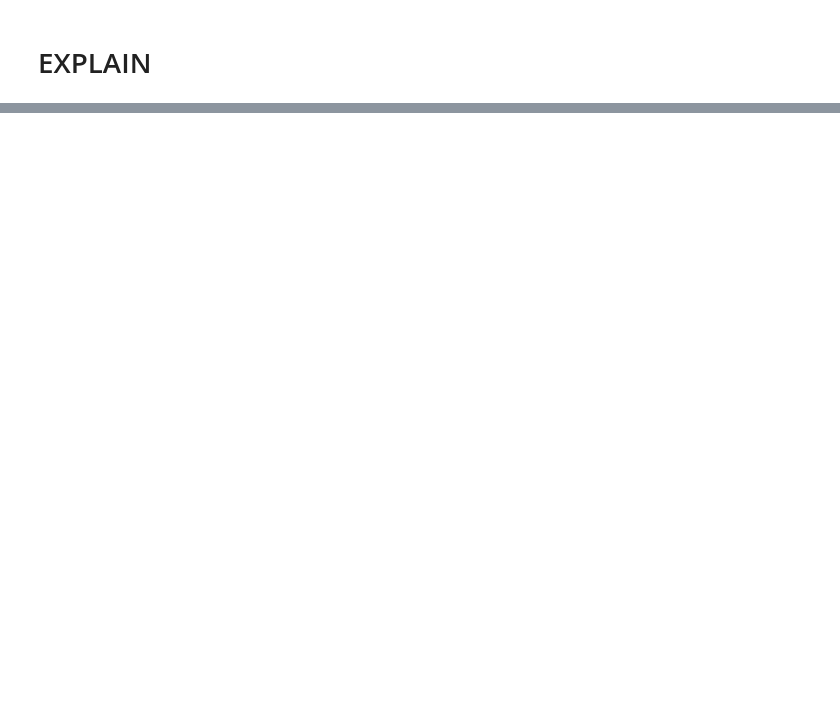
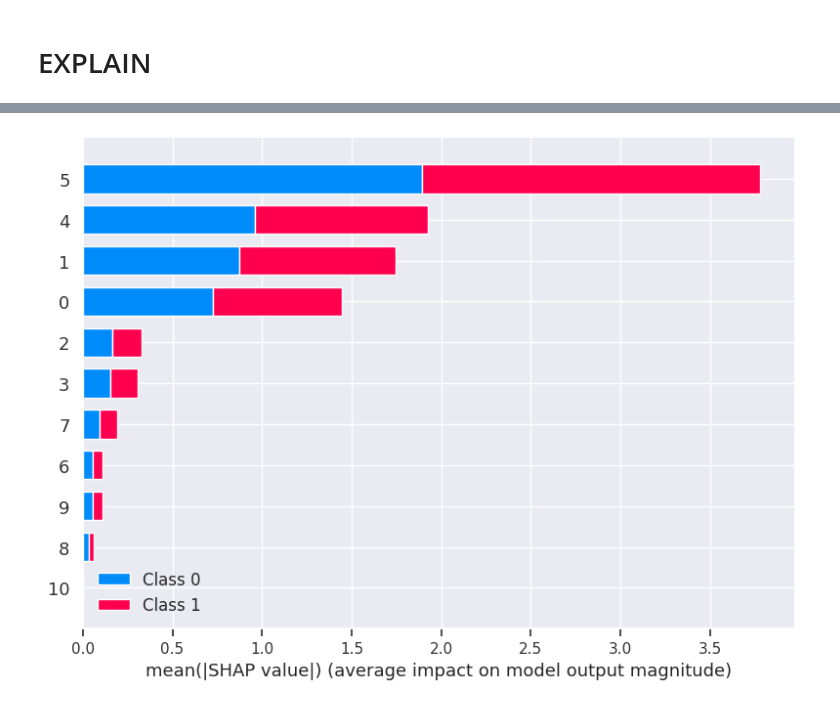
Before and after one commit to AlexandreGazagnes/for-nora, a Jupyter notebook: notebooks/03_explanation.ipynb, the cells around one changed output, grey strips where cells are left out. Cells and saved outputs as stored; diff of their text form; code cells hidden in the pictures; blank space fills up the shorter version.

```diff
--- a/notebooks/03_explanation.ipynb
+++ b/notebooks/03_explanation.ipynb
@@ -106,5 +204,7 @@ shap.summary_plot(shap_values, X_train, plot_type="bar",show=True)
 # %%
-fig = shap.summary_plot(shap_values, X_train, show=False)
+fig = shap.summary_plot(shap_values, X, show=False)
 plt.savefig('./assets/shap.png')
+# %% [output]
+[figure, added]
 # %%
 shap.initjs()
```
Also changed, not shown: parts of 41 cells of this notebook.
